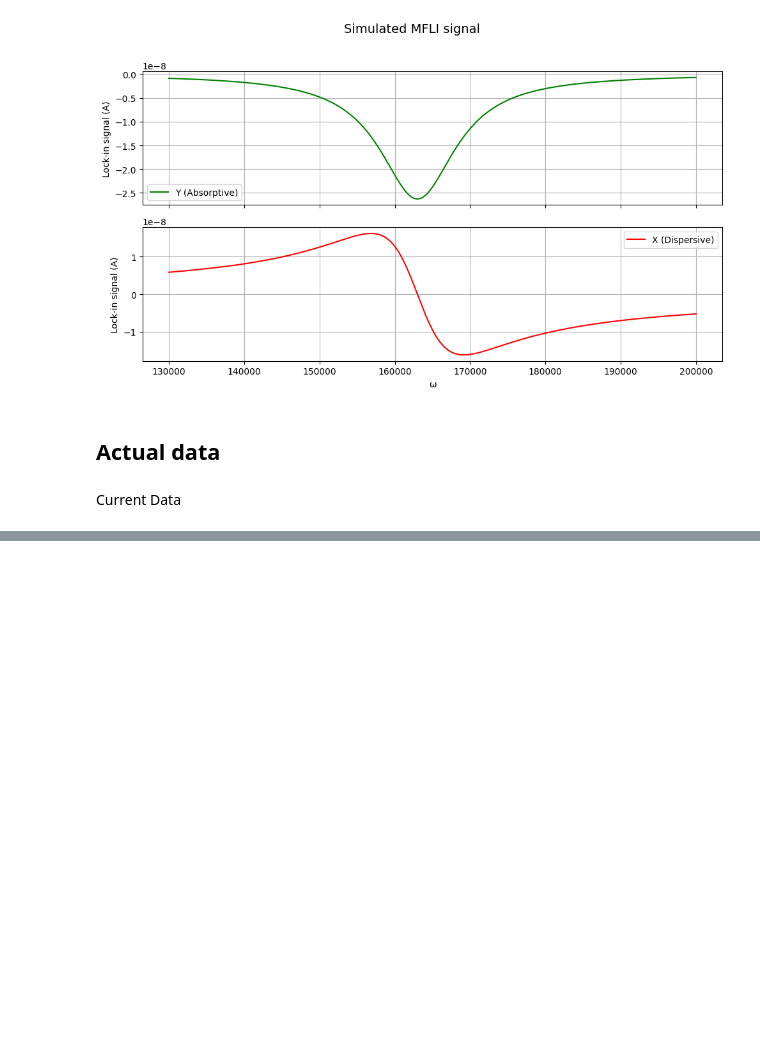
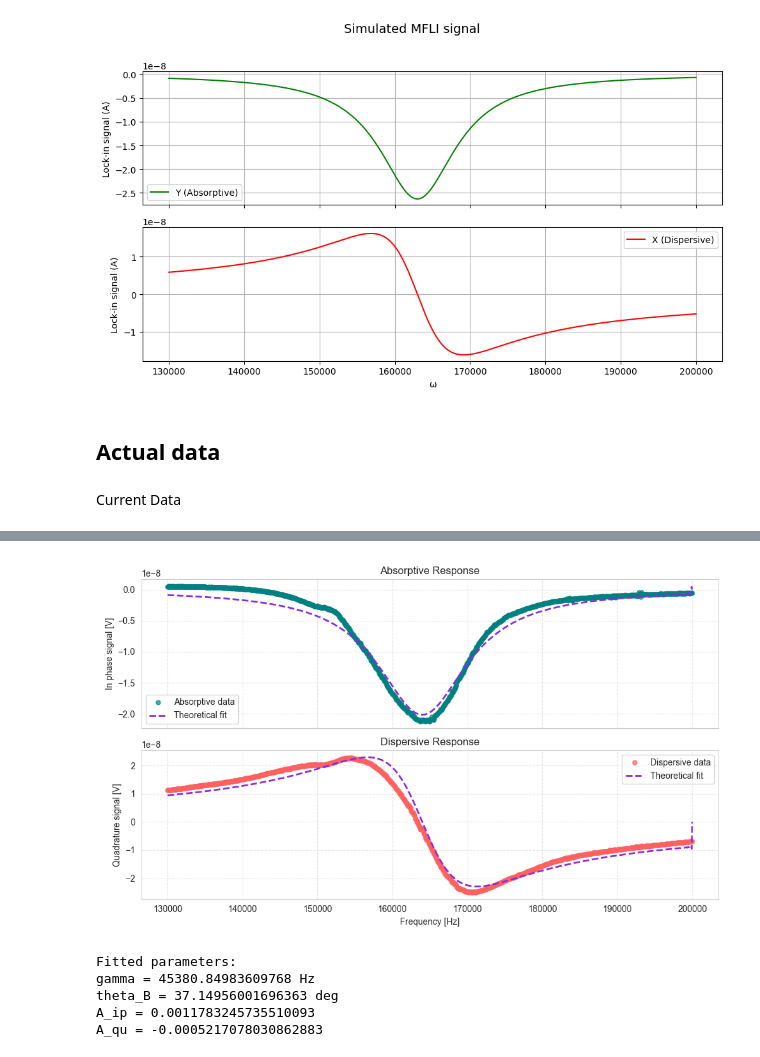
Before and after one commit to GuillaumeCLEMENT314/FHNW-, a Jupyter notebook: Experiment_vs_Simulation.ipynb, the cells around one changed output, grey strips where cells are left out. Drawn from its saved outputs; the diff is of its cells as text; code cells hidden in the pictures; blank space fills up the shorter version.

```diff
--- a/Experiment_vs_Simulation.ipynb
+++ b/Experiment_vs_Simulation.ipynb
@@ -710,9 +633,11 @@ df = pd.read_csv(filename,
                    names=['freq', 'X/Y'])
 
 freq = df['freq'][:len(df['freq'])//2]
-X = df['X/Y'][:len(df['freq'])//2]
-Y = df['X/Y'][len(df['freq'])//2:]
+Y = df['X/Y'][:len(df['freq'])//2]
+X = df['X/Y'][len(df['freq'])//2:]
 
 freq = np.array(freq)
 X = np.array(X)
 Y = np.array(Y)
+
+signal_stack = np.concatenate([X,Y])
@@ -982,0 +813,44 @@ plt.show()
+# %%
+X_fit, Y_fit = simulate_lockin_fit(
+    freq, result.x,
+    P_0, L, kappa, theta_rf, phi_B, f0, B_rf,
+    gamma_F, alpha
+)
+
+import seaborn as sns
+%matplotlib widget
+sns.set_style("whitegrid")
+fig, axes = plt.subplots(nrows=2, ncols=1, figsize=(10, 6), sharex=True)
+
+# First subplot: Absorptive data
+axes[0].plot(freq, X, 'o', markersize=5, alpha=0.7, label='Absorptive data', color='teal')
+axes[0].plot(freq, X_fit, '--', color='blueviolet', linewidth=2, label='Theoretical fit')
+axes[0].set_ylabel('In phase signal [V]')
+axes[0].set_title('Absorptive Response')
+axes[0].grid(True, which='both', linestyle='--', alpha=0.5)
+axes[0].legend()
+
+# Second subplot: Dispersive data
+axes[1].plot(freq, Y, 'o', markersize=5, alpha=0.7, label='Dispersive data', color="#FF6161")
+axes[1].plot(freq, Y_fit, '--', color='blueviolet', linewidth=2, label='Theoretical fit')
+axes[1].set_xlabel('Frequency [Hz]')
+axes[1].set_ylabel('Quadrature signal [V]')
+axes[1].set_title('Dispersive Response')
+axes[1].grid(True, which='both', linestyle='--', alpha=0.5)
+axes[1].legend()
+
+plt.tight_layout()
+plt.show()
+
+print("\nFitted parameters:")
+print("gamma =", result.x[0], 'Hz')
+print("theta_B =", np.rad2deg(result.x[1]), 'deg')
+print("A_ip =", result.x[2])
+print("A_qu =", result.x[3])
+# %% [output]
+[figure, added]
+Fitted parameters:
+gamma = 45380.84983609768 Hz
+theta_B = 37.14956001696363 deg
+A_ip = 0.0011783245735510093
+A_qu = -0.0005217078030862883
```
Also changed, not shown: parts of 50 cells of this notebook, 10 other files.
